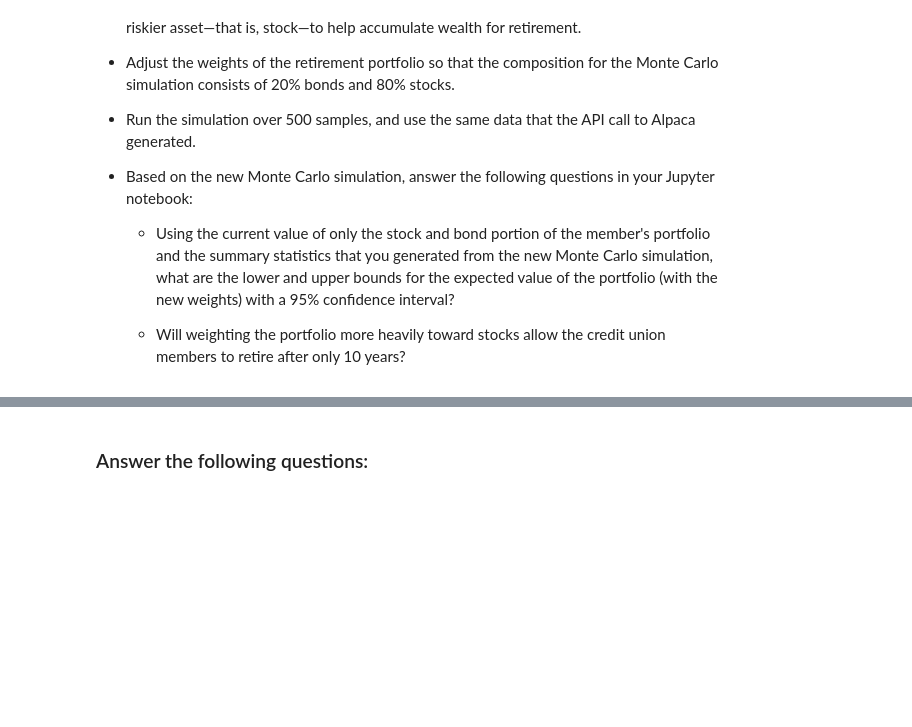
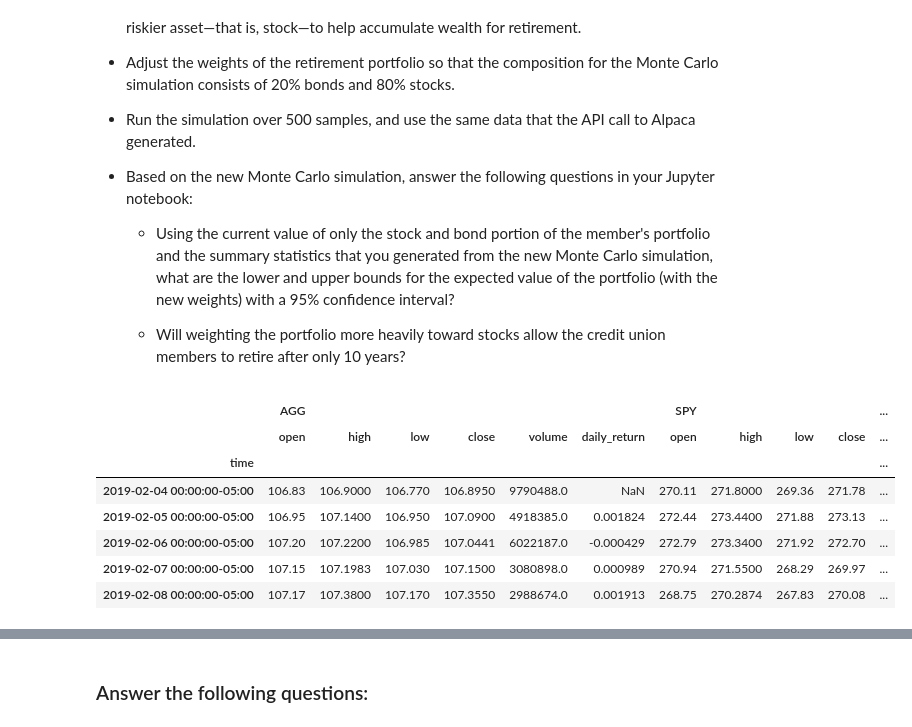
Before and after one commit to ccroft6/Financial_Planning_Tools, a Jupyter notebook: financial_planning_tools.ipynb, the cells around one changed output, grey strips where cells are left out. Cells and saved outputs as stored; diff of their text form; code cells hidden in the pictures; blank space fills up the shorter version.

```diff
--- a/financial_planning_tools.ipynb
+++ b/financial_planning_tools.ipynb
@@ -593,10 +599,23 @@ For this new Monte Carlo simulation, do the following:
 # %%
 # Configure a Monte Carlo simulation to forecast 10 years cumulative returns
 # The weights should be split 20% to AGG and 80% to SPY.
 # Run 500 samples.
-# YOUR CODE HERE
+MC_10_year_sim=MCSimulation(
+    portfolio_data=prices_3_years_df,
+    weights=[.80, .20],
+    num_simulation=500,
+    num_trading_days=252*10)
 
 # Review the simulation input data
-# YOUR CODE HERE
+MC_10_year_sim.portfolio_data.head()
+# %% [output]
+|  | AGG |  |  |  |  |  | SPY |  |  |  | ... |
+|  | open | high | low | close | volume | daily_return | open | high | low | close | ... |
+| time |  |  |  |  |  |  |  |  |  |  | ... |
+| 2019-02-04 00:00:00-05:00 | 106.83 | 106.9000 | 106.770 | 106.8950 | 9790488.0 | NaN | 270.11 | 271.8000 | 269.36 | 271.78 | ... |
+| 2019-02-05 00:00:00-05:00 | 106.95 | 107.1400 | 106.950 | 107.0900 | 4918385.0 | 0.001824 | 272.44 | 273.4400 | 271.88 | 273.13 | ... |
+| 2019-02-06 00:00:00-05:00 | 107.20 | 107.2200 | 106.985 | 107.0441 | 6022187.0 | -0.000429 | 272.79 | 273.3400 | 271.92 | 272.70 | ... |
+| 2019-02-07 00:00:00-05:00 | 107.15 | 107.1983 | 107.030 | 107.1500 | 3080898.0 | 0.000989 | 270.94 | 271.5500 | 268.29 | 269.97 | ... |
+| 2019-02-08 00:00:00-05:00 | 107.17 | 107.3800 | 107.170 | 107.3550 | 2988674.0 | 0.001913 | 268.75 | 270.2874 | 267.83 | 270.08 | ... |
 # %%
 # Run the Monte Carlo simulation to forecast 10 years cumulative returns
```
Also changed, not shown: parts of 26 cells of this notebook.
